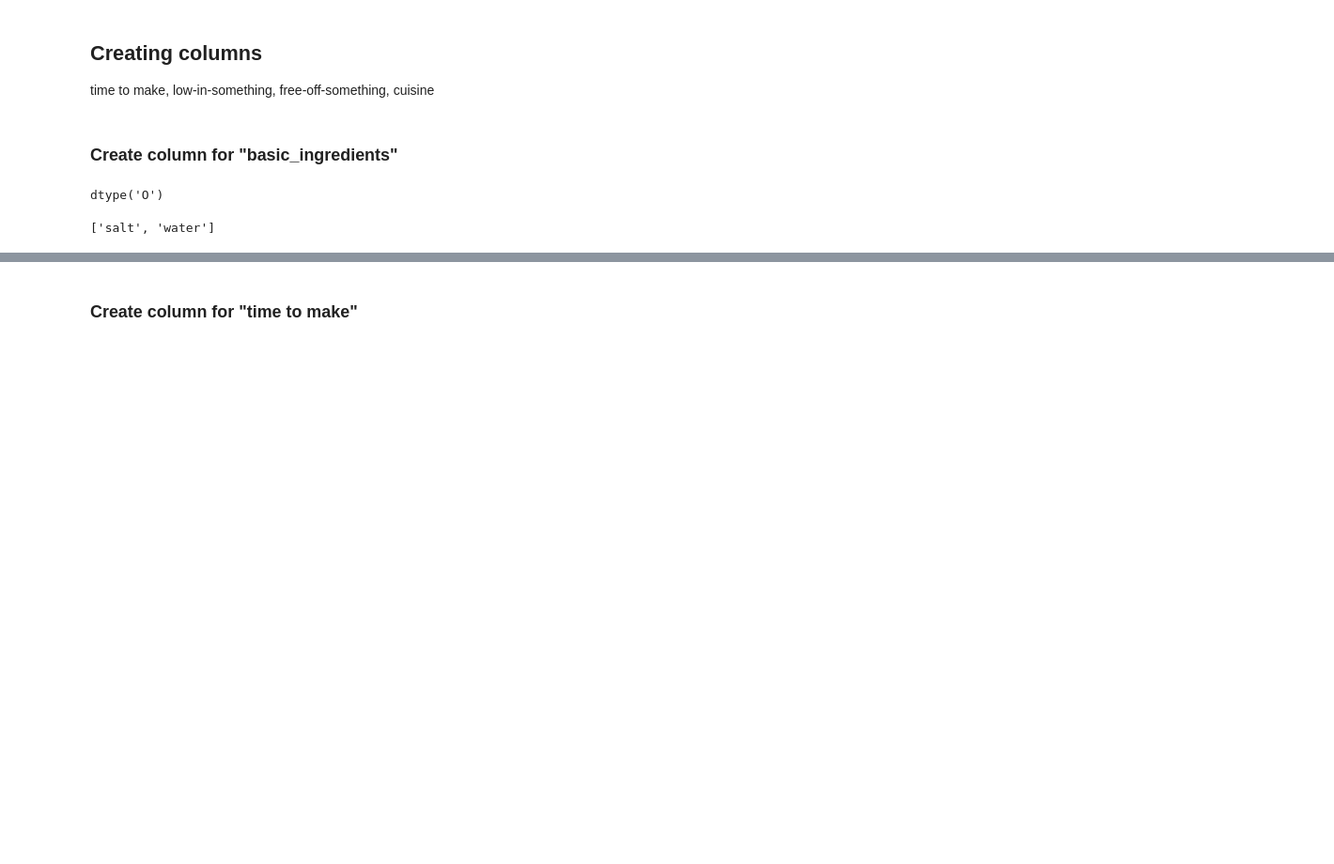
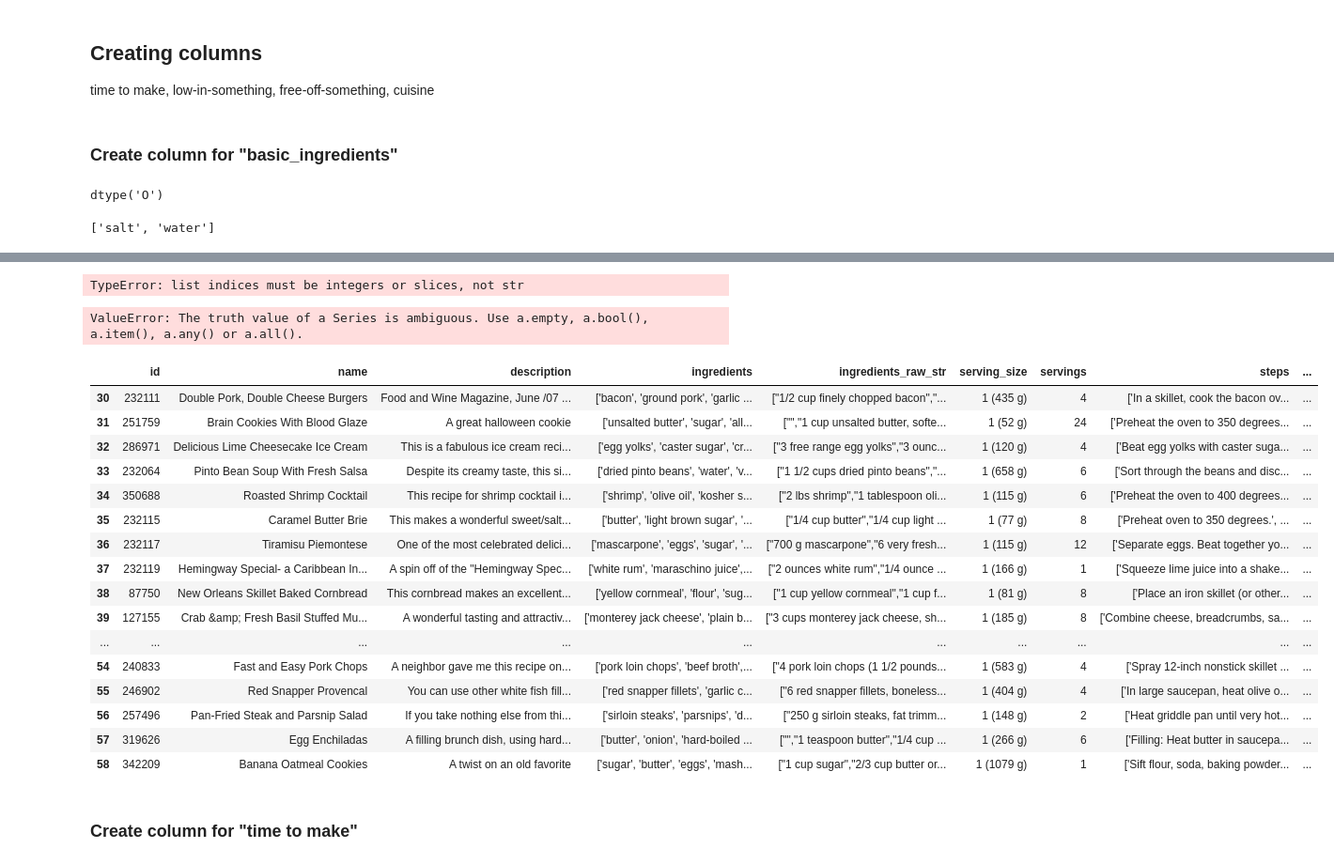
Before and after one commit to AishaShaf/recipe-recommender, a Jupyter notebook: data_cleaning.ipynb, the cells around one changed output, grey strips where cells are left out. Shown at 94% size. Cells and saved outputs as stored; diff of their text form; code cells hidden in the pictures; blank space fills up the shorter version.

Commit message:
new_column not working yet

```diff
--- a/data_cleaning.ipynb
+++ b/data_cleaning.ipynb
@@ -160,3 +166,50 @@ test_df["basic_ingredients"] = [
+# %%
+def calculate_missing_values(row):
+    set_a = set(row["ingredients"])
+    set_b = set(row["basic_ingredients"])
+    missing_values = list(set_a - set_b)
+    return missing_values
+
+
+# Apply the function to create the new 'time-to-make' column
+test_df["non_basic_ingredients"] = df["ingredients"].apply(
+    lambda x: calculate_missing_values(ast.literal_eval(x)) if pd.notnull(x) else None
+)
+test_df.head(1)
+# %% [output]
+TypeError: list indices must be integers or slices, not str
+# %%
+test_df["non_basic_ingredients"] = ~(
+    test_df["ingredients"].isin(test_df["basic_ingredients"])
+)
+# %%
+df = pd.DataFrame({"country": ["US", "UK", "Germany", "China"]})
+countries_to_keep = ["UK", "China"]
+
+# pseudo-code:
+df[df["country"] not in countries_to_keep]
+# %% [output]
+ValueError: The truth value of a Series is ambiguous. Use a.empty, a.bool(), a.item(), a.any() or a.all().
+# %%
+test_df
+# %% [output]
+|  | id | name | description | ingredients | ingredients_raw_str | serving_size | servings | steps | ... |
+| 30 | 232111 | Double Pork, Double Cheese Burgers | Food and Wine Magazine, June /07 ... | ['bacon', 'ground pork', 'garlic ... | ["1/2 cup finely chopped bacon","... | 1 (435 g) | 4 | ['In a skillet, cook the bacon ov... | ... |
+| 31 | 251759 | Brain Cookies With Blood Glaze | A great halloween cookie | ['unsalted butter', 'sugar', 'all... | ["","1 cup unsalted butter, softe... | 1 (52 g) | 24 | ['Preheat the oven to 350 degrees... | ... |
+| 32 | 286971 | Delicious Lime Cheesecake Ice Cream | This is a fabulous ice cream reci... | ['egg yolks', 'caster sugar', 'cr... | ["3 free range egg yolks","3 ounc... | 1 (120 g) | 4 | ['Beat egg yolks with caster suga... | ... |
+| 33 | 232064 | Pinto Bean Soup With Fresh Salsa | Despite its creamy taste, this si... | ['dried pinto beans', 'water', 'v... | ["1 1/2 cups dried pinto beans","... | 1 (658 g) | 6 | ['Sort through the beans and disc... | ... |
+| 34 | 350688 | Roasted Shrimp Cocktail | This recipe for shrimp cocktail i... | ['shrimp', 'olive oil', 'kosher s... | ["2 lbs shrimp","1 tablespoon oli... | 1 (115 g) | 6 | ['Preheat the oven to 400 degrees... | ... |
+| 35 | 232115 | Caramel Butter Brie | This makes a wonderful sweet/salt... | ['butter', 'light brown sugar', '... | ["1/4 cup butter","1/4 cup light ... | 1 (77 g) | 8 | ['Preheat oven to 350 degrees.', ... | ... |
+| 36 | 232117 | Tiramisu Piemontese | One of the most celebrated delici... | ['mascarpone', 'eggs', 'sugar', '... | ["700 g mascarpone","6 very fresh... | 1 (115 g) | 12 | ['Separate eggs. Beat together yo... | ... |
+| 37 | 232119 | Hemingway Special- a Caribbean In... | A spin off of the "Hemingway Spec... | ['white rum', 'maraschino juice',... | ["2 ounces white rum","1/4 ounce ... | 1 (166 g) | 1 | ['Squeeze lime juice into a shake... | ... |
+| 38 | 87750 | New Orleans Skillet Baked Cornbread | This cornbread makes an excellent... | ['yellow cornmeal', 'flour', 'sug... | ["1 cup yellow cornmeal","1 cup f... | 1 (81 g) | 8 | ['Place an iron skillet (or other... | ... |
+| 39 | 127155 | Crab &amp; Fresh Basil Stuffed Mu... | A wonderful tasting and attractiv... | ['monterey jack cheese', 'plain b... | ["3 cups monterey jack cheese, sh... | 1 (185 g) | 8 | ['Combine cheese, breadcrumbs, sa... | ... |
+| ... | ... | ... | ... | ... | ... | ... | ... | ... | ... |
+| 54 | 240833 | Fast and Easy Pork Chops | A neighbor gave me this recipe on... | ['pork loin chops', 'beef broth',... | ["4 pork loin chops (1 1/2 pounds... | 1 (583 g) | 4 | ['Spray 12-inch nonstick skillet ... | ... |
+| 55 | 246902 | Red Snapper Provencal | You can use other white fish fill... | ['red snapper fillets', 'garlic c... | ["6 red snapper fillets, boneless... | 1 (404 g) | 4 | ['In large saucepan, heat olive o... | ... |
+| 56 | 257496 | Pan-Fried Steak and Parsnip Salad | If you take nothing else from thi... | ['sirloin steaks', 'parsnips', 'd... | ["250 g sirloin steaks, fat trimm... | 1 (148 g) | 2 | ['Heat griddle pan until very hot... | ... |
+| 57 | 319626 | Egg Enchiladas | A filling brunch dish, using hard... | ['butter', 'onion', 'hard-boiled ... | ["","1 teaspoon butter","1/4 cup ... | 1 (266 g) | 6 | ['Filling: Heat butter in saucepa... | ... |
+| 58 | 342209 | Banana Oatmeal Cookies | A twist on an old favorite | ['sugar', 'butter', 'eggs', 'mash... | ["1 cup sugar","2/3 cup butter or... | 1 (1079 g) | 1 | ['Sift flour, soda, baking powder... | ... |
 # %% [markdown]
 ### Create column for "time to make"
 # %%
```
Also changed, not shown: parts of 2 cells of this notebook.
